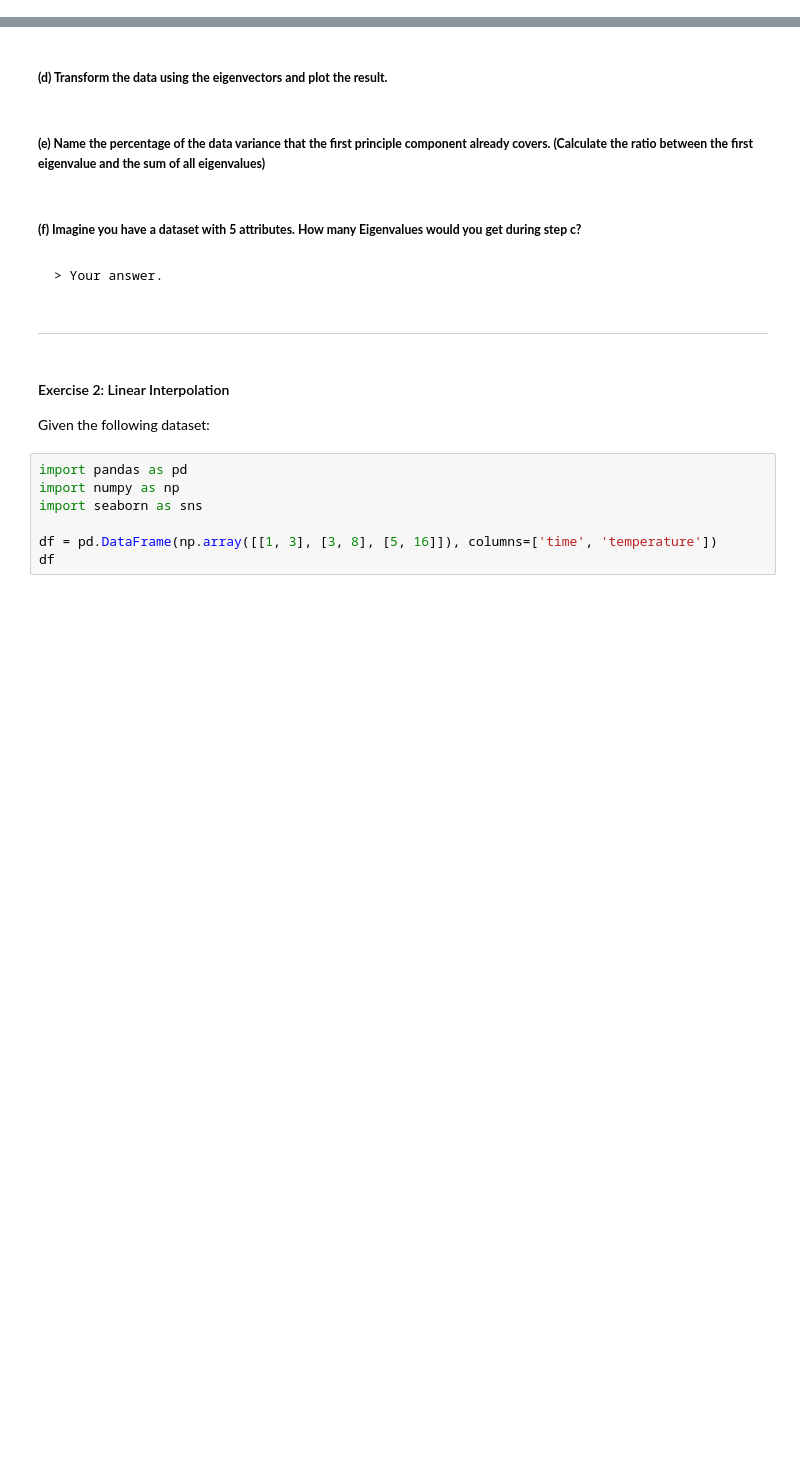
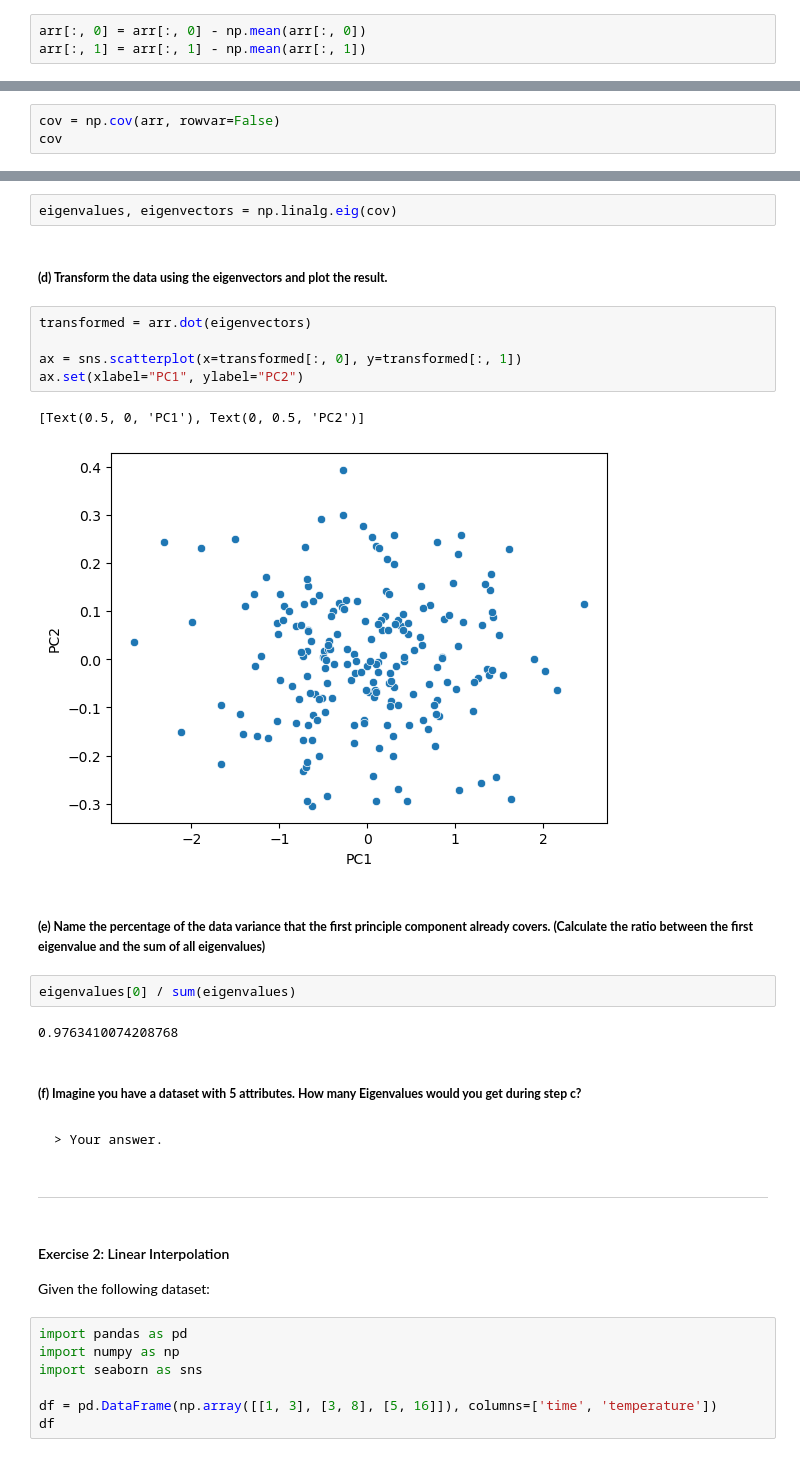
Before and after one commit to kssrr/DataMiningAssignments, a Jupyter notebook: Assignment_03/Assignment_03.ipynb, the cells around one changed output, grey strips where cells are left out. Cells and saved outputs as stored; diff of their text form; blank space fills up the shorter version.

```diff
--- a/Assignment_03/Assignment_03.ipynb
+++ b/Assignment_03/Assignment_03.ipynb
@@ -34,5 +34,11 @@ sns.scatterplot(x = arr[:,0], y = arr[:,1] )
 [figure]
 # %% [markdown]
 ##### __(a) Subtract the mean of the attributes__
+# %%
+arr[:, 0] = arr[:, 0] - np.mean(arr[:, 0])
+arr[:, 1] = arr[:, 1] - np.mean(arr[:, 1])
 # %% [markdown]
 ##### __(b) Compute the covariance matrix__ _(Hint: use ``numpy.cov()``)_
+# %%
+cov = np.cov(arr, rowvar=False)
+cov
@@ -39,9 +48,23 @@ sns.scatterplot(x = arr[:,0], y = arr[:,1] )
 # %% [markdown]
 ##### __(c) Determine the eigenvalues/eigenvectors of the matrix__ _(Hint: use ``numpy.linalg.eig()``)_
+# %%
+eigenvalues, eigenvectors = np.linalg.eig(cov)
 # %% [markdown]
 ##### __(d) Transform the data using the eigenvectors and plot the result.__
+# %%
+transformed = arr.dot(eigenvectors)
+
+ax = sns.scatterplot(x=transformed[:, 0], y=transformed[:, 1])
+ax.set(xlabel="PC1", ylabel="PC2")
+# %% [output]
+[Text(0.5, 0, 'PC1'), Text(0, 0.5, 'PC2')]
+[figure, added]
 # %% [markdown]
 ##### __(e) Name the percentage of the data variance that the first principle component already covers. (Calculate the ratio between the first eigenvalue and the sum of all eigenvalues)__
+# %%
+eigenvalues[0] / sum(eigenvalues)
+# %% [output]
+0.9763410074208768
 # %% [markdown]
 ##### __(f) Imagine you have a dataset with 5 attributes. How many Eigenvalues would you get during step c?__
 # %% [markdown]
```
Also changed, not shown: parts of 2 cells of this notebook.
